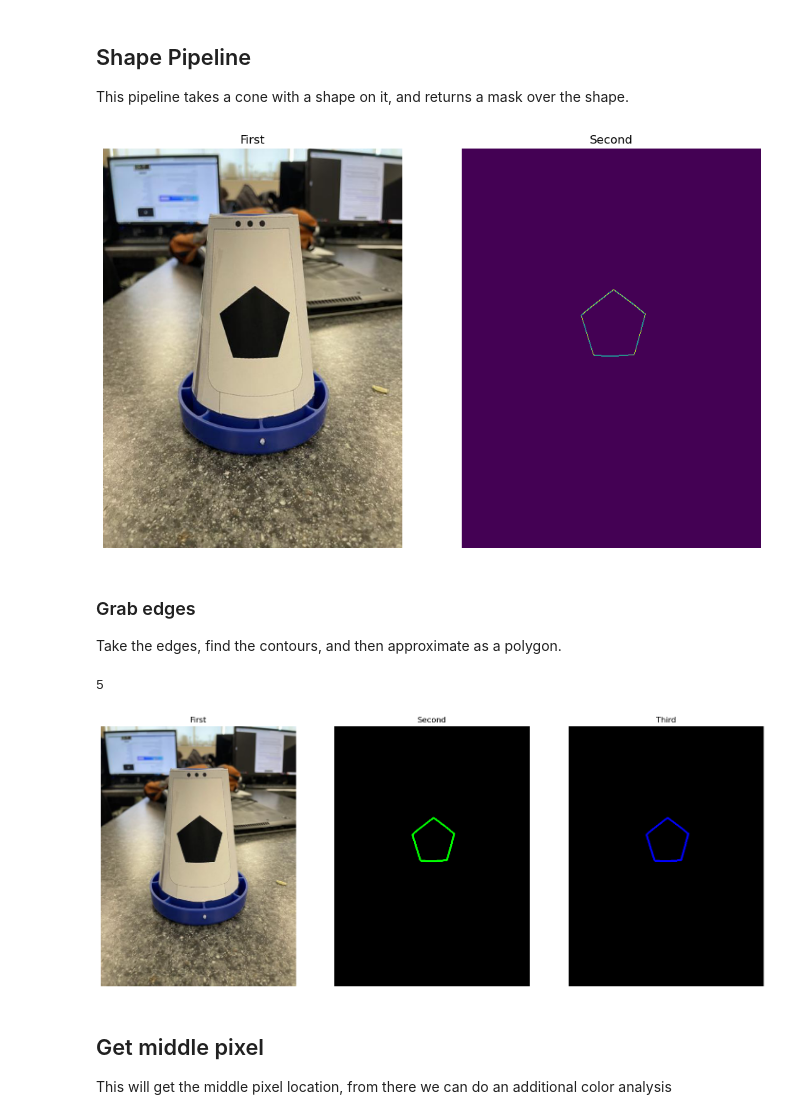
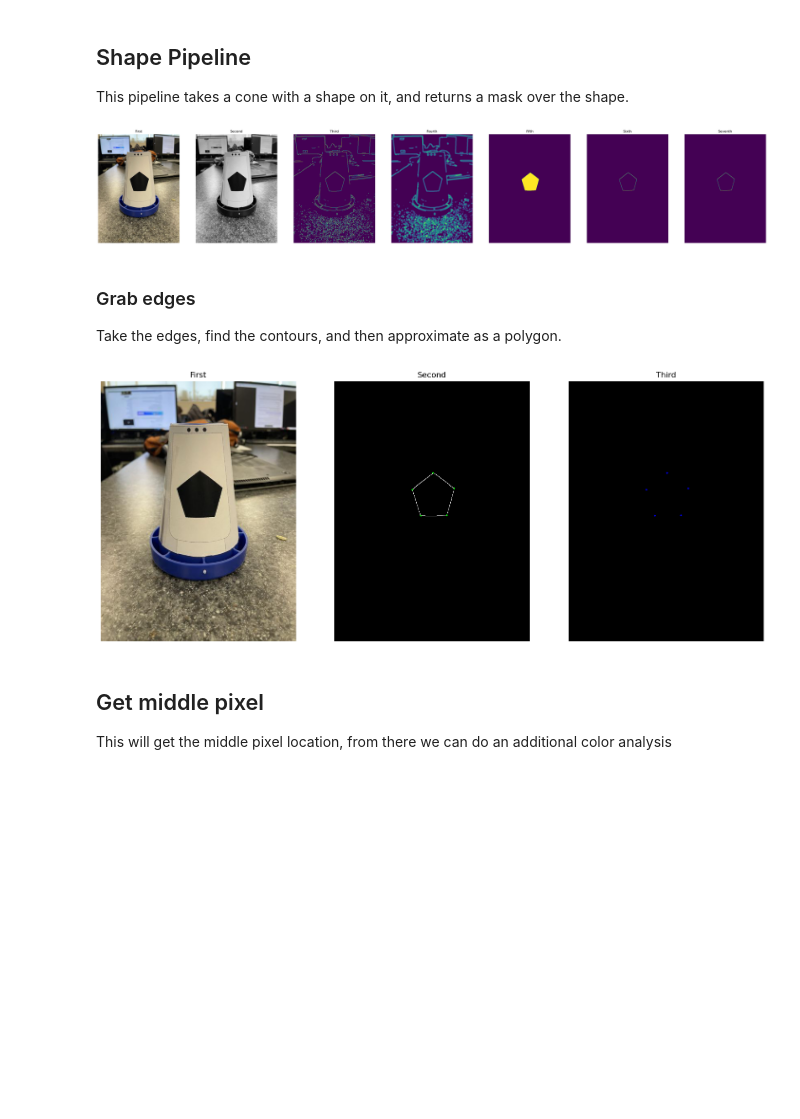
Before and after one commit to FTC-6093/Powerplay6093, a Jupyter notebook: TeamCode/src/main/java/org/firstinspires/ftc/teamcode/pythoncone/cone.ipynb, the cells around one changed output. Drawn from its saved outputs; the diff is of its cells as text; code cells hidden in the pictures; blank space fills up the shorter version.

Commit message:
Change poly rendering

```diff
--- a/TeamCode/src/main/java/org/firstinspires/ftc/teamcode/pythoncone/cone.ipynb
+++ b/TeamCode/src/main/java/org/firstinspires/ftc/teamcode/pythoncone/cone.ipynb
@@ -87,44 +85,44 @@ This pipeline takes a cone with a shape on it, and returns a mask over the shape
 # %%
 from pickle import dump
 
-color_pipeline = lambda img, seed: compose(
+color_pipeline = lambda img, seed: compose_gen(
         (extract_channel, (0,)),
         # 200 is min, 250 is max. If theres too much bg noise, turn up 200. If the shape gets cut, turn up 250.
         (cv2.Canny, (200, 250)),
         (cv2.blur, ((7, 7),)),
         (flood_from_pix, (seed,)),
         (cv2.Canny, (200, 250)),
         # (point, (seed, (255,0,0))),
         # (tri_stack, ()),
         (np.ndarray.astype,("uint8",)),
     )(img)
 
 image = cv2.imread("Images/Shapes/Downscaled/pentagon_downscaled_cone.jpg")
 # webcam = cv2.VideoCapture(0)
 # image = webcam.read()[1]
 # webcam.release()
 
 prep_pipeline = compose(
     (cv2.flip, (1,)),
     (cv2.cvtColor, (cv2.COLOR_RGB2BGR,)),
     # (resize_image, ((480,360),)),
 )
 
 image = prep_pipeline(image)
 
 cnvimage = cv2.cvtColor(image, cv2.COLOR_RGB2HSV)
-cnvimage = color_pipeline(image,(250,245))
+cnvimages = color_pipeline(image,(250,245))
 # cnvimage = cv2.cvtColor(cnvimage, cv2.COLOR_HSV2RGB)
-add_image(image,cnvimage)
+add_image(*cnvimages)
 # cnvimage = cv2.cvtColor(cnvimage, cv2.COLOR_RGB2GRAY)
 
 # image = cv2.cvtColor(image, cv2.COLOR_RGB2BGR)
 # cv2.imwrite("Images/Shapes V2/Normal/Pentagon.png",image)
 # cv2.imwrite("Images/Shapes V2/Processed/Pentagon.png",cnvimage)
 
-dump(cnvimage, open("temp/cnvimage",'wb+'))
+dump(cnvimages[-1], open("temp/cnvimage",'wb+'))
 # %% [output]
-[figure, old version]
+[figure, new version]
 # %% [markdown]
 ### Grab edges
 
@@ -134,22 +132,23 @@ from pickle import load
 
 cnvimage = load(open("temp/cnvimage",'rb'))
 
-contours, hierarchy = cv2.findContours(cnvimage, cv2.RETR_TREE, cv2.CHAIN_APPROX_SIMPLE)
+def count_poly_seed(seed: tuple):
+    contours, _ = cv2.findContours(color_pipeline(image,seed)[-1], cv2.RETR_TREE, cv2.CHAIN_APPROX_SIMPLE)
+    return cv2.approxPolyDP(contours[0],10,True)
 
-poly = cv2.approxPolyDP(contours[0],10,True)
-print(len(poly))
+poly = count_poly_seed((245,250))
 
 cnv_draw = np.zeros(cnvimage.shape,dtype=np.uint8)
 cnv_draw = tri_stack(cnv_draw)
-cnv_draw = cv2.drawContours(cnv_draw,contours,-1,(0,0,255),3)
+cnv_draw = cv2.polylines(cnv_draw,poly,True,(0,0,255),3)
+# cnv_draw = cv2.drawContours(cnv_draw,poly,-1,(0,0,255),3)
 
 cnvimage = tri_stack(cnvimage)
-cnvimage = cv2.drawContours(cnvimage,contours,-1,(0,255,0),3)
+cnvimage = cv2.drawContours(cnvimage,poly,-1,(0,255,0),3)
 
 add_image(image, cnvimage, cnv_draw)
 # %% [output]
-5
-[figure, old version]
+[figure, new version]
 # %% [markdown]
 ## Get middle pixel
 This will get the middle pixel location, from there we can do an additional color analysis
```
Also changed, not shown: parts of 1 cell of this notebook.
